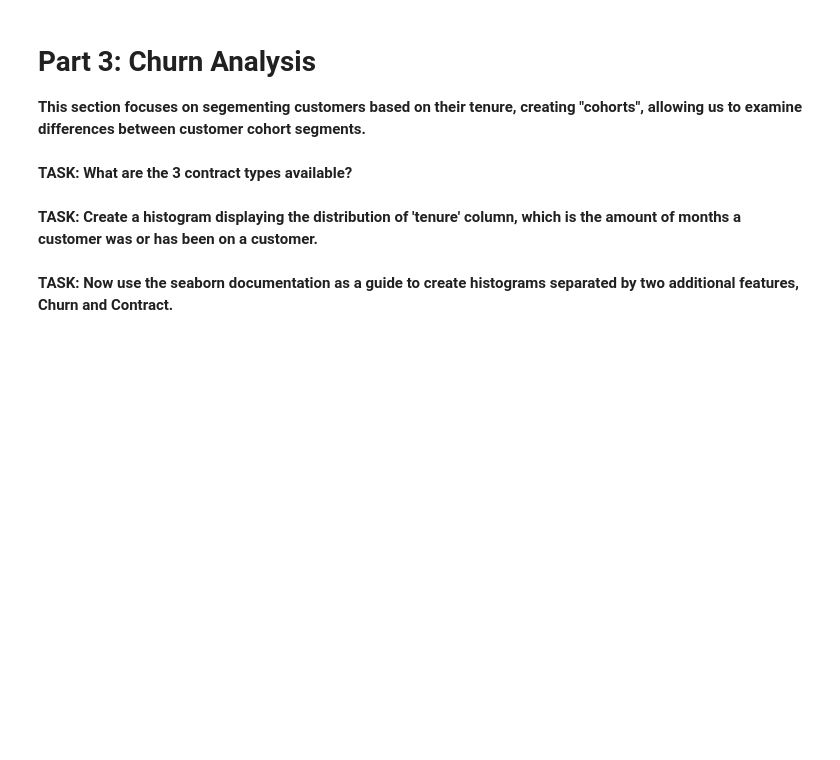
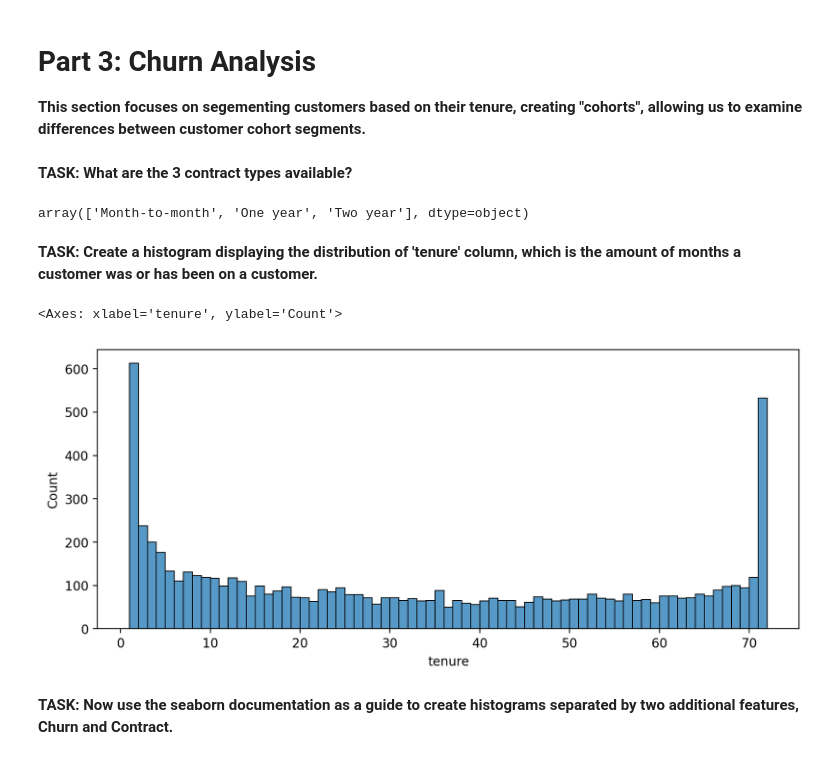
Before and after one commit to sandra-biology/Data-Analytics-A, a Jupyter notebook: Supervised learning capstone project.ipynb, the cells around one changed output. Drawn from its saved outputs; the diff is of its cells as text; code cells hidden in the pictures; blank space fills up the shorter version.

Commit message:
finished exploratory data analysis

```diff
--- a/Supervised learning capstone project.ipynb
+++ b/Supervised learning capstone project.ipynb
@@ -235,7 +235,17 @@ plt.xticks(rotation=90);
 **This section focuses on segementing customers based on their tenure, creating "cohorts", allowing us to examine differences between customer cohort segments.**
 # %% [markdown]
 **TASK: What are the 3 contract types available?**
+# %%
+telco_df['Contract'].unique()
+# %% [output]
+array(['Month-to-month', 'One year', 'Two year'], dtype=object)
 # %% [markdown]
 **TASK: Create a histogram displaying the distribution of 'tenure' column, which is the amount of months a customer was or has been on a customer.**
+# %%
+plt.figure(figsize=(10,4),dpi=200)
+sns.histplot(data=telco_df, x='tenure', bins= 71)
+# %% [output]
+<Axes: xlabel='tenure', ylabel='Count'>
+[figure, added]
 # %% [markdown]
 **TASK: Now use the seaborn documentation as a guide to create histograms separated by two additional features, Churn and Contract.**
```
Also changed, not shown: parts of 13 cells of this notebook.
